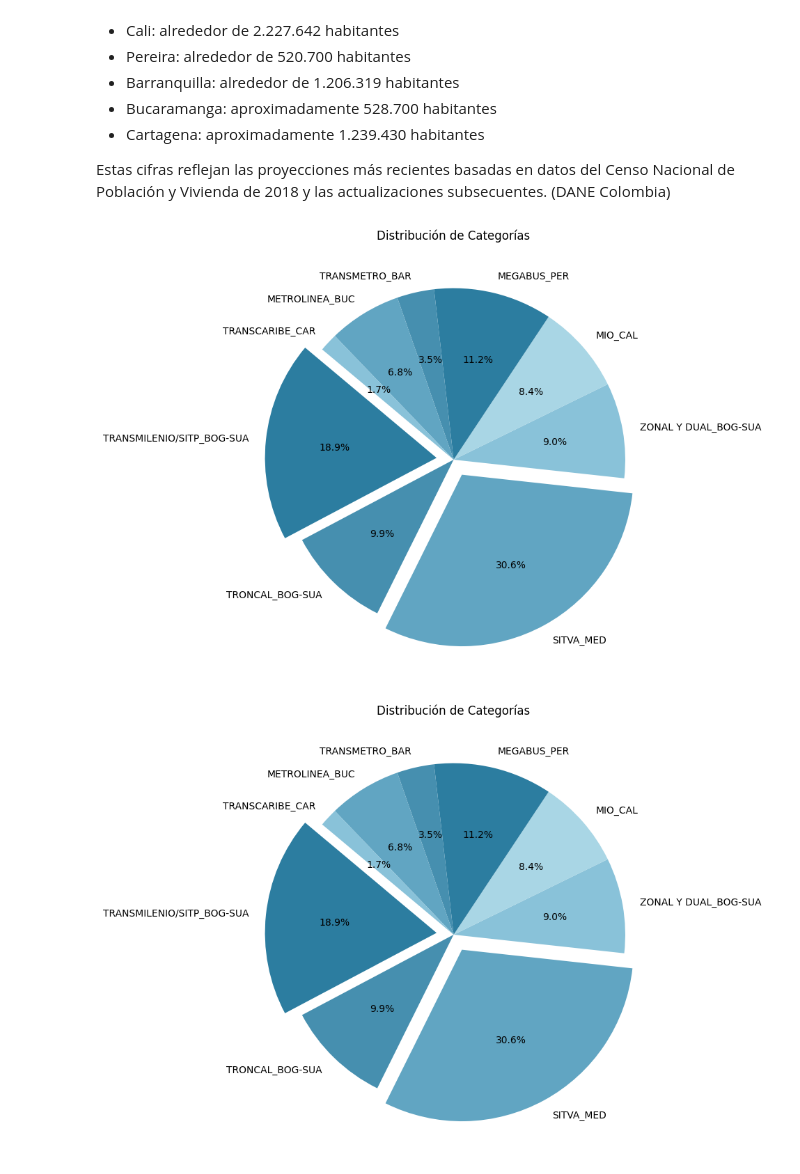
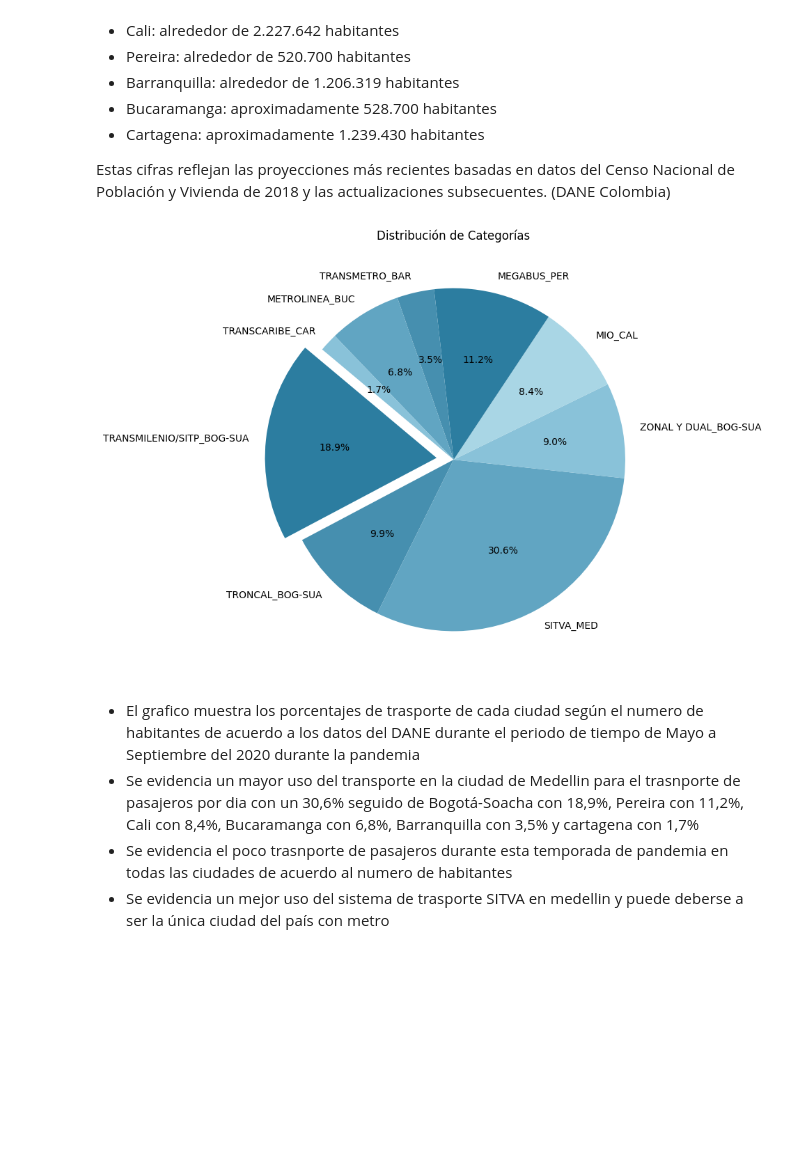
Before and after one commit to k-alvarez/projectData, a Jupyter notebook: dataTransporte.ipynb, the cells around one changed output. Saved outputs shown, nothing was run; the diff lists cells and outputs as text; code cells hidden in the pictures; blank space fills up the shorter version.

```diff
--- a/dataTransporte.ipynb
+++ b/dataTransporte.ipynb
@@ -312,27 +449,31 @@ p2_TRANSMILENIOSITP =( 688342/suma_bogotasuacha)*100
 # %%
 # Crear un DataFrame de ejemplo
 data = {
     'categoria': ['TRANSMILENIO/SITP_BOG-SUA', 'TRONCAL_BOG-SUA', 'SITVA_MED', 'ZONAL Y DUAL_BOG-SUA', 'MIO_CAL', 'MEGABUS_PER', 'TRANSMETRO_BAR', 'METROLINEA_BUC', 'TRANSCARIBE_CAR'],
     'valor': [p_TRANSMILENIOSITP,p_TRONCAL,p_SITVA, p_ZONALYDUAL,p_Mio,p_MEGABUS,p_TRANSMETRO, p_METROLINEA, p_TRANSCARIBE]
 }
 df = pd.DataFrame(data)
 
 # Colores personalizados
 colors = ['#2c7da0','#468faf','#61a5c2','#89c2d9','#a9d6e5']
 
 # Explode el primer sector
-explode = (0.1, 0, 0.1, 0,0,0,0,0,0)
+explode = (0.1, 0, 0, 0,0,0,0,0,0)
 
 
 # Crear el gráfico de sectores
 plt.figure(figsize=(8, 8))
 plt.pie(df['valor'], labels=df['categoria'], autopct='%1.1f%%', startangle=140, colors=colors, explode=explode)
 
 # Añadir título
 plt.title('Distribución de Categorías')
 
 # Mostrar el gráfico
 plt.show()
 # %% [output]
-[figure, old version]
+[figure, new version]
-[figure, removed]
+# %% [markdown]
+- El grafico muestra los porcentajes de trasporte de cada ciudad según el numero de habitantes de acuerdo a los datos del DANE durante el periodo de tiempo de Mayo a Septiembre del 2020 durante la pandemia
+- Se evidencia un mayor uso del transporte en la ciudad de Medellin para el trasnporte de pasajeros por dia con un 30,6% seguido de Bogotá-Soacha con 18,9%, Pereira con 11,2%, Cali con 8,4%, Bucaramanga con 6,8%, Barranquilla con 3,5% y cartagena con 1,7%
+- Se evidencia el poco trasnporte de pasajeros durante esta temporada de pandemia en todas las ciudades de acuerdo al numero de habitantes
+- Se evidencia un mejor uso del sistema de trasporte SITVA en medellin y puede deberse a ser la única ciudad del país con metro
```
Also changed, not shown: parts of 33 cells of this notebook.
